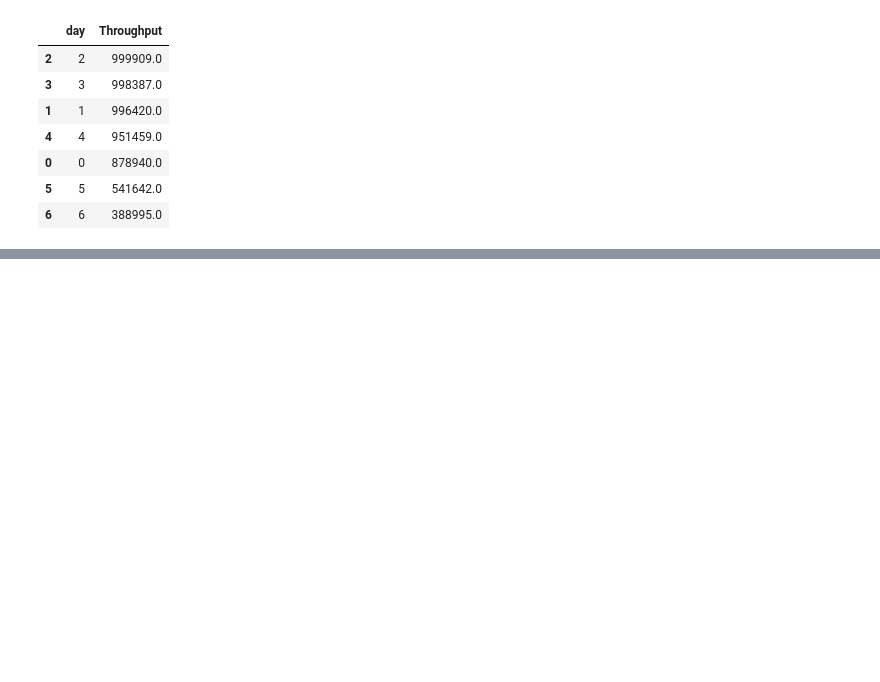
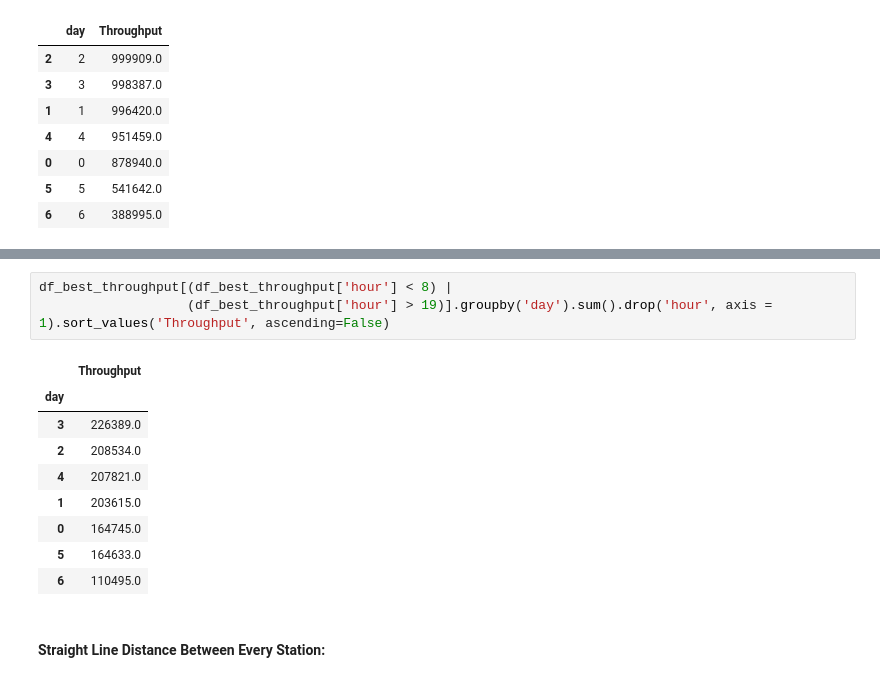
Before and after one commit to miamedra2/Bart_Kaggle-, a Jupyter notebook: BartKaggleProject.ipynb, the cells around one changed output, grey strips where cells are left out. Saved outputs shown, nothing was run; the diff lists cells and outputs as text; blank space fills up the shorter version.

```diff
--- a/BartKaggleProject.ipynb
+++ b/BartKaggleProject.ipynb
@@ -414,0 +426,15 @@ df_best_throughput.groupby('day', as_index=False).sum().drop('hour', axis=1).sor
+# %%
+df_best_throughput[(df_best_throughput['hour'] < 8) |
+                   (df_best_throughput['hour'] > 19)].groupby('day').sum().drop('hour', axis = 1).sort_values('Throughput', ascending=False)
+# %% [output]
+|  | Throughput |
+| day |  |
+| 3 | 226389.0 |
+| 2 | 208534.0 |
+| 4 | 207821.0 |
+| 1 | 203615.0 |
+| 0 | 164745.0 |
+| 5 | 164633.0 |
+| 6 | 110495.0 |
+# %% [markdown]
+#### Straight Line Distance Between Every Station:
```
Also changed, not shown: parts of 5 cells of this notebook.
